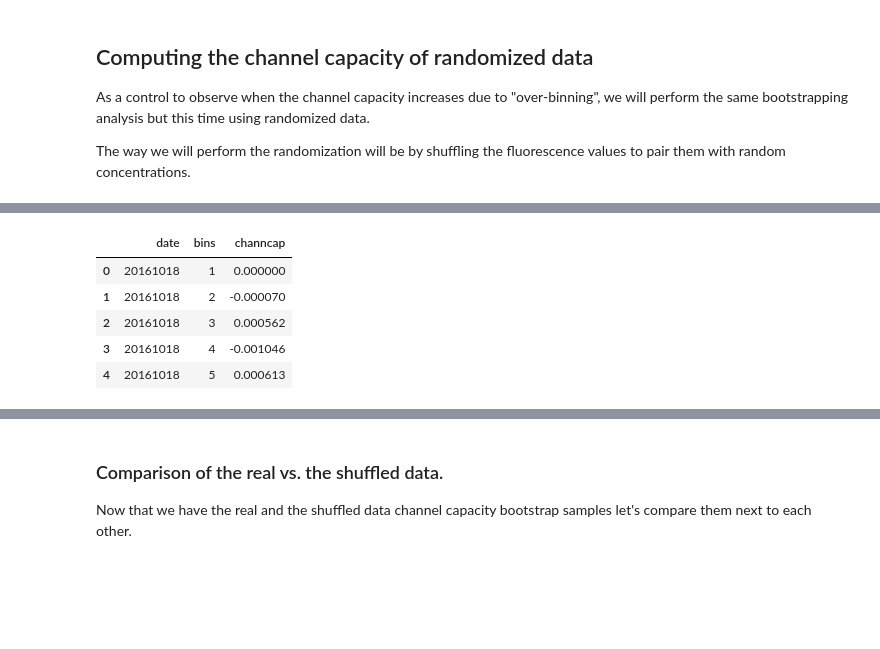
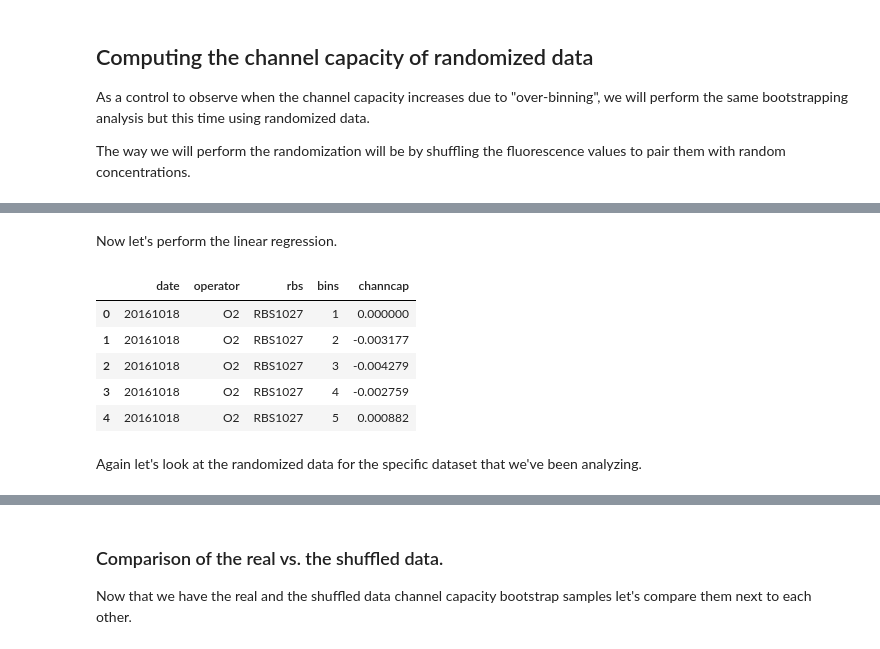
Before and after one commit to RPGroup-PBoC/chann_cap, a Jupyter notebook: src/channcap_exp/channel_capacity_bias_correction.ipynb, the cells around one changed output, grey strips where cells are left out. Drawn from its saved outputs; the diff is of its cells as text; code cells hidden in the pictures; blank space fills up the shorter version.

```diff
--- a/src/channcap_exp/channel_capacity_bias_correction.ipynb
+++ b/src/channcap_exp/channel_capacity_bias_correction.ipynb
@@ -428,7 +432,7 @@ def tidy_df_channcap_bs(channcap_list, fracs, bins, **kwargs):
 # Bootstrap data frame
 kwarg_list = ['date', 'username', 'operator', 'binding_energy',  'rbs',
               'repressors']
-kwargs = dict((x, df_1027[x].unique()[0]) for x in kwarg_list)
+kwargs = dict((x, df_exp[x].unique()[0]) for x in kwarg_list)
 df_cc_bs = tidy_df_channcap_bs(channcap_list, fracs, bins, **kwargs)
 df_cc_bs.head()
 # %% [output]
@@ -492,11 +506,11 @@ Let's now plot the bootstrap estimates on top of the linear regression.
 df_bin_group = df_cc_bs.groupby(['bins', 'samp_size'])
 
 bins = df_cc_bs.bins.unique()
-bin_color = dict(zip(bins, sns.color_palette('Purples', n_colors=len(bins))))
+bin_color = dict(zip(bins, sns.color_palette('viridis_r',  n_colors=len(bins))))
 
 fig, ax = plt.subplots(1, 1)
 # Define the xlims that will use as evaluating points for the linear regression
-xlims = [0, 0.0014]
+xlims = [0, 2E-3]
 # add legend and line
 for i, b in enumerate(bins):
     ax.errorbar([], [], color=bin_color[b], label=b, fmt='o')
@@ -508,14 +522,22 @@ for group, data in df_bin_group:
                  y=data['channcap_bs'].mean(),
                  yerr=data['channcap_bs'].std(),
                  fmt='o', color=bin_color[group[0]],
-                 label=None)
+                 label=None, markersize=3)
 
 ax.legend(loc='center left', title='# bins', bbox_to_anchor=(1.0, 0.5))
+
+# Set limits
 ax.set_xlim(left=0)
-ax.set_ylim(bottom=0)
+ax.set_ylim(bottom=1)
+
+# Label axis
 ax.set_xlabel(r'(sample size)$^{-1}$')
 ax.set_ylabel(r'$I_{biased}$ (bits)')
 
+# Set a nice scientific notation for the x axis
+ax.ticklabel_format(axis='x', style='sci', scilimits=(0,0),
+                    useMathText=True)
+
 plt.savefig(figdir + 'I_infty_lin_reg.pdf', bbox_inches='tight')
 # %% [output]
 [drawing not drawn]
@@ -586,17 +613,17 @@ df_bs.head()
 Let's now perform the linear regression for each date and each number of bins.
 # %%
 # Group by the number of bins
-df_group = df_bs.groupby(['date', 'bins'])
+df_group = df_bs.groupby(['date', 'operator', 'rbs', 'bins'])
 
 # Initialize data frame to save the I_oo estimates
-df_cc = pd.DataFrame(columns=['date', 'bins', 'channcap'])
+df_cc = pd.DataFrame(columns=['date', 'operator', 'rbs', 'bins', 'channcap'])
 for group, data in df_group:
     x = 1 / data.samp_size
     y = data.channcap_bs
     # Perform linear regression
     lin_reg = np.polyfit(x, y, deg=1)
-    df_tmp = pd.Series([group[0], group[1], lin_reg[1]],
-                          index=['date', 'bins', 'channcap'])
+    df_tmp = pd.Series(list(group) + [lin_reg[1]],
+             index=['date', 'operator', 'rbs', 'bins', 'channcap'])
     df_cc = df_cc.append(df_tmp, ignore_index=True)
 
 # Convert date and bins into integer
@@ -614,14 +641,12 @@ Now let's plot the channel capacity as a function of bin size.
 # %%
 # Group by date
-df_cc_date = df_cc.groupby('date')
+df_O2_1027 = df_cc[df_cc['date'] == 20181003]
 
 # Initialize figure
 fig, ax = plt.subplots(1, 1)
-for g, data in df_cc_date:
-    ax.plot(data.bins, data.channcap, label=g)
+ax.plot(df_O2_1027.bins, df_O2_1027.channcap, label=g)
 
 ax.set_xlabel('# bins')
 ax.set_ylabel(r'channel capacity $I_\infty$ (bits)')
 ax.set_xscale('log')
-ax.legend(loc=0, title='date')
 # %% [output]
@@ -691,27 +729,31 @@ df_bs_rnd.head()
+# %% [markdown]
+Now let's perform the linear regression.
 # %%
 # Group by the number of bins
-df_group = df_bs_rnd.groupby(['date', 'bins'])
+df_group = df_bs_rnd.groupby(['date', 'operator', 'rbs', 'bins'])
 
 # Initialize data frame to save the I_oo estimates
-df_cc_shuff = pd.DataFrame(columns=['date', 'bins', 'channcap'])
+df_cc_shuff = pd.DataFrame(columns=['date', 'operator', 'rbs', 'bins', 'channcap'])
 for group, data in df_group:
     x = 1 / data.samp_size
     y = data.channcap_bs
     # Perform linear regression
     lin_reg = np.polyfit(x, y, deg=1)
-    df_tmp = pd.Series([group[0], group[1], lin_reg[1]],
-                          index=['date', 'bins', 'channcap'])
+    df_tmp = pd.Series(list(group) + [lin_reg[1]],
+             index=['date', 'operator', 'rbs', 'bins', 'channcap'])
     df_cc_shuff = df_cc_shuff.append(df_tmp, ignore_index=True)
 
 # Convert date and bins into integer
 df_cc_shuff[['date', 'bins']] = df_cc_shuff[['date', 'bins']].astype(int)
 df_cc_shuff.head()
 # %% [output]
-|  | date | bins | channcap |
-| 0 | 20161018 | 1 | 0.000000 |
-| 1 | 20161018 | 2 | -0.000070 |
-| 2 | 20161018 | 3 | 0.000562 |
-| 3 | 20161018 | 4 | -0.001046 |
-| 4 | 20161018 | 5 | 0.000613 |
+|  | date | operator | rbs | bins | channcap |
+| 0 | 20161018 | O2 | RBS1027 | 1 | 0.000000 |
+| 1 | 20161018 | O2 | RBS1027 | 2 | -0.003177 |
+| 2 | 20161018 | O2 | RBS1027 | 3 | -0.004279 |
+| 3 | 20161018 | O2 | RBS1027 | 4 | -0.002759 |
+| 4 | 20161018 | O2 | RBS1027 | 5 | 0.000882 |
+# %% [markdown]
+Again let's look at the randomized data for the specific dataset that we've been analyzing.
 # %%
 # Group by date
```
Also changed, not shown: parts of 29 cells of this notebook.
